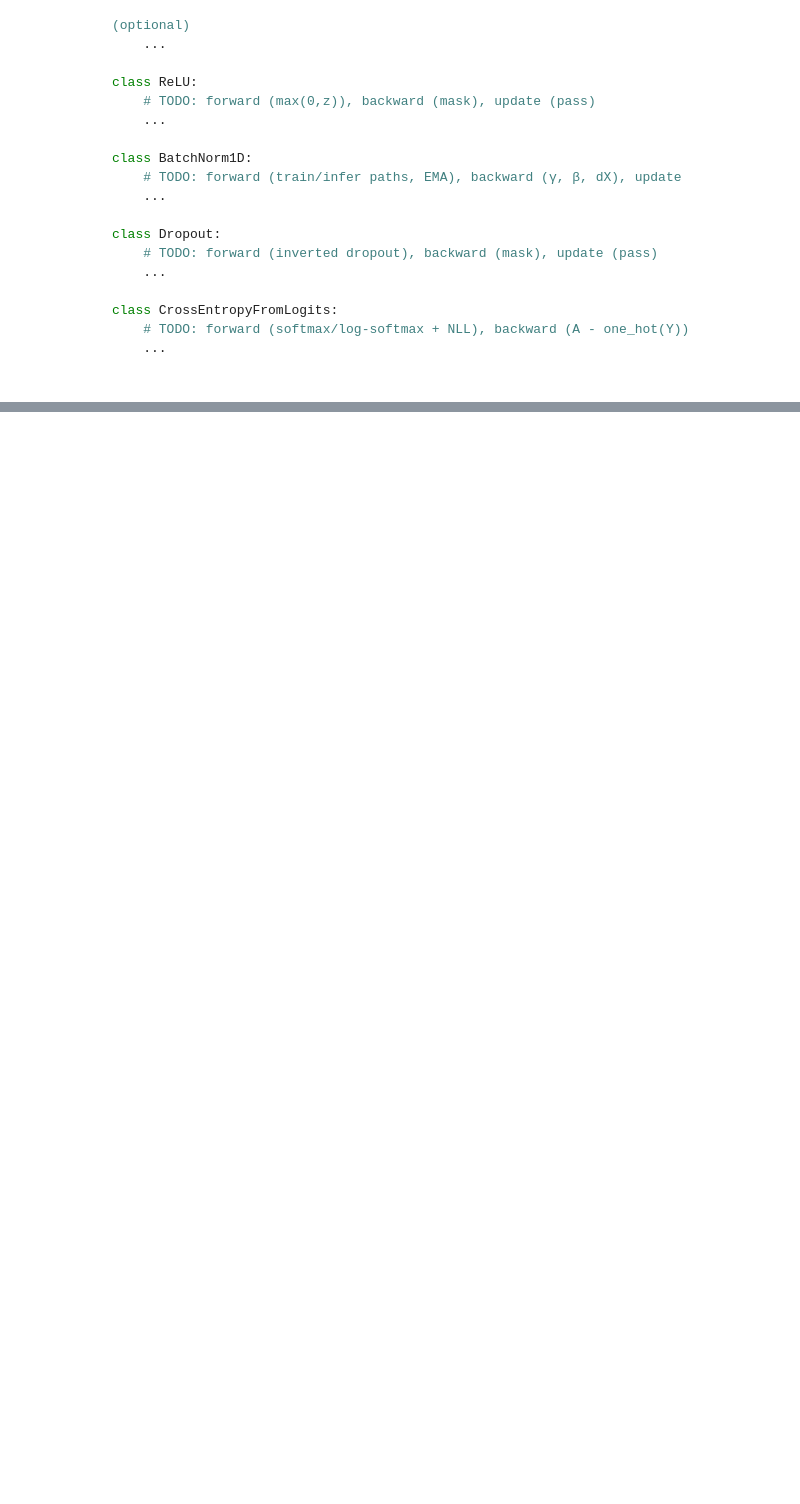
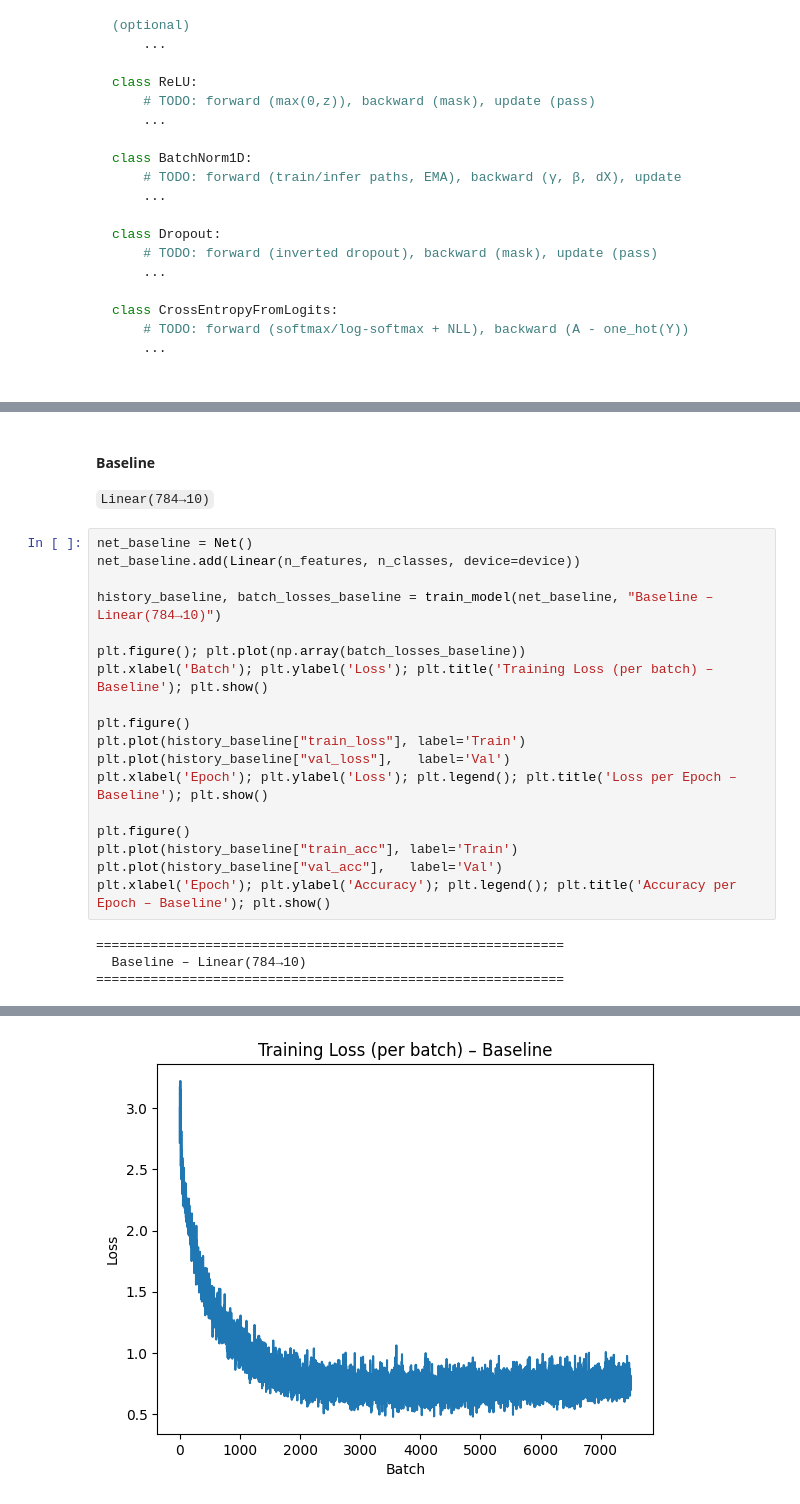
Before and after one commit to jpcastanom/Workshops-AI, a Jupyter notebook: Workshop 1/MiniTorchWorkshop.ipynb, the cells around one changed output, grey strips where cells are left out. Cells and saved outputs as stored; diff of their text form; blank space fills up the shorter version.

```diff
--- a/Workshop 1/MiniTorchWorkshop.ipynb
+++ b/Workshop 1/MiniTorchWorkshop.ipynb
@@ -1762,0 +1589,25 @@ Epoch 10/10 | lr=0.00625 | Train Loss: 0.7665  Acc: 0.8478 | Val Loss: 0.7722  A
+# %% [markdown]
+#### Baseline
+``Linear(784→10)``
+# %%
+net_baseline = Net()
+net_baseline.add(Linear(n_features, n_classes, device=device))
+
+history_baseline, batch_losses_baseline = train_model(net_baseline, "Baseline – Linear(784→10)")
+
+plt.figure(); plt.plot(np.array(batch_losses_baseline))
+plt.xlabel('Batch'); plt.ylabel('Loss'); plt.title('Training Loss (per batch) – Baseline'); plt.show()
+
+plt.figure()
+plt.plot(history_baseline["train_loss"], label='Train')
+plt.plot(history_baseline["val_loss"],   label='Val')
+plt.xlabel('Epoch'); plt.ylabel('Loss'); plt.legend(); plt.title('Loss per Epoch – Baseline'); plt.show()
+
+plt.figure()
+plt.plot(history_baseline["train_acc"], label='Train')
+plt.plot(history_baseline["val_acc"],   label='Val')
+plt.xlabel('Epoch'); plt.ylabel('Accuracy'); plt.legend(); plt.title('Accuracy per Epoch – Baseline'); plt.show()
+# %% [output]
+============================================================
+  Baseline – Linear(784→10)
+============================================================
@@ -1762,0 +1624 @@ Epoch 10/10 | lr=0.00625 | Train Loss: 0.7665  Acc: 0.8478 | Val Loss: 0.7722  A
+[figure, added]
```
Also changed, not shown: parts of 22 cells of this notebook.
